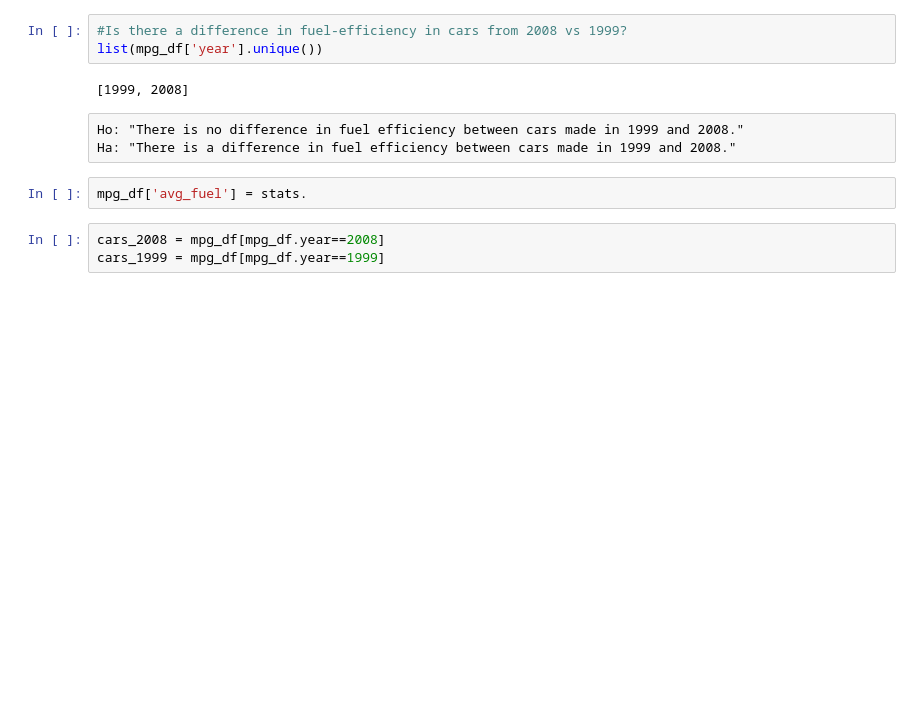
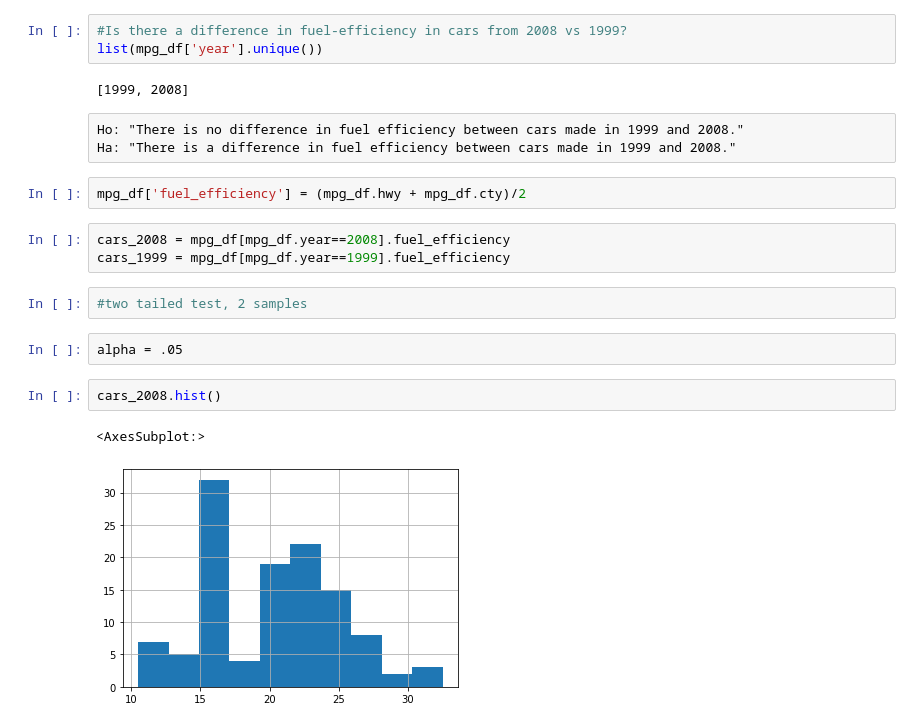
Before and after one commit to annah-vu/statistics-exercises, a Jupyter notebook: hypothesis_testing.ipynb, the cells around one changed output. Cells and saved outputs as stored; diff of their text form; blank space fills up the shorter version.

Commit message:
t test

```diff
--- a/hypothesis_testing.ipynb
+++ b/hypothesis_testing.ipynb
@@ -116,8 +131,17 @@ list(mpg_df['year'].unique())
 # %% [raw]
 Ho: "There is no difference in fuel efficiency between cars made in 1999 and 2008."
 Ha: "There is a difference in fuel efficiency between cars made in 1999 and 2008."
-# %%
-mpg_df['avg_fuel'] = stats.
+# %%
+mpg_df['fuel_efficiency'] = (mpg_df.hwy + mpg_df.cty)/2
 # %%
-cars_2008 = mpg_df[mpg_df.year==2008]
-cars_1999 = mpg_df[mpg_df.year==1999]
+cars_2008 = mpg_df[mpg_df.year==2008].fuel_efficiency
+cars_1999 = mpg_df[mpg_df.year==1999].fuel_efficiency
+# %%
+#two tailed test, 2 samples
+# %%
+alpha = .05
+# %%
+cars_2008.hist()
+# %% [output]
+<AxesSubplot:>
+[figure, added]
```
Also changed, not shown: parts of 27 cells of this notebook.
